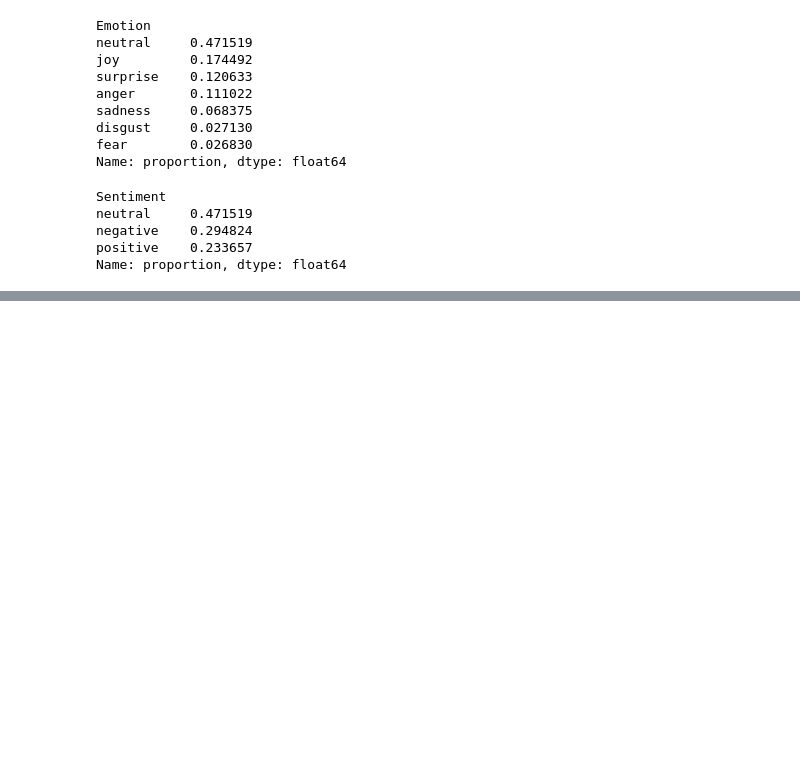
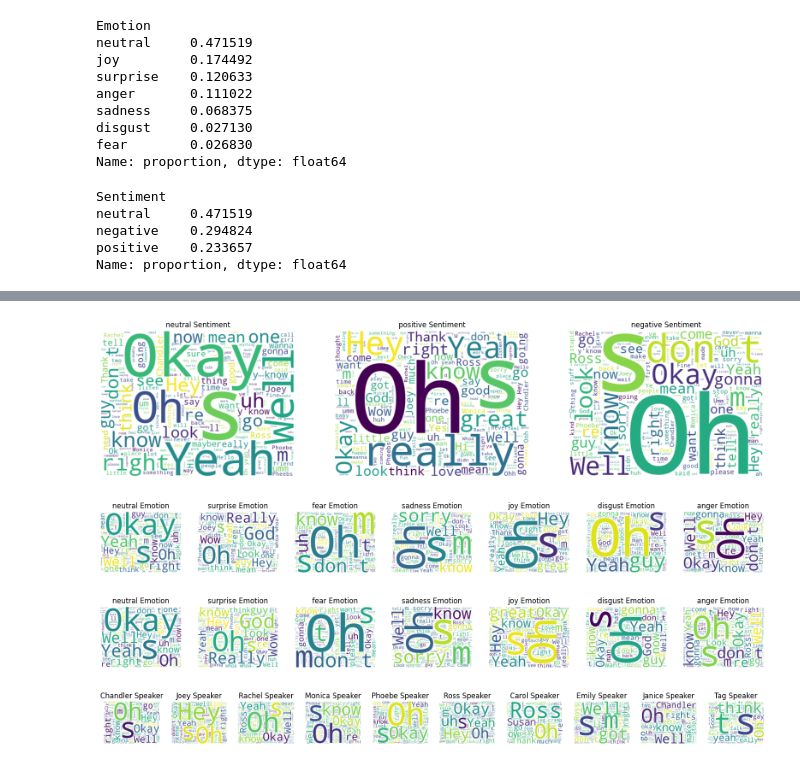
Before and after one commit to ItayOfer/nlp-with-audio, a Jupyter notebook: DescriptiveStatistics/descriptive_statistics.ipynb, the cells around one changed output, grey strips where cells are left out. Saved outputs shown, nothing was run; the diff lists cells and outputs as text; code cells hidden in the pictures; blank space fills up the shorter version.

```diff
--- a/DescriptiveStatistics/descriptive_statistics.ipynb
+++ b/DescriptiveStatistics/descriptive_statistics.ipynb
@@ -36,0 +51,4 @@ Name: proportion, dtype: float64
+# %%
+top_10_speakers = train_df.groupby('Speaker', as_index=False)['Speaker'].size()
+top_10_speakers = top_10_speakers.sort_values(by='size', ascending=False)
+top_10_speakers = top_10_speakers['Speaker'].values[0:10]
@@ -36,0 +60,2 @@ Name: proportion, dtype: float64
+# %%
+train_df_top_10 = train_df[train_df['Speaker'].isin(top_10_speakers)]
@@ -36,0 +107,16 @@ Name: proportion, dtype: float64
+# %%
+generate_word_clouds(train_df_top_10, 'Sentiment')
+# %% [output]
+[figure, added]
+# %%
+generate_word_clouds(train_df_top_10, 'Emotion')
+# %% [output]
+[figure, added]
+# %%
+generate_word_clouds(train_df, 'Emotion')
+# %% [output]
+[figure, added]
+# %%
+generate_word_clouds(train_df_top_10, 'Speaker')
+# %% [output]
+[figure, added]
```
Also changed, not shown: parts of 6 cells of this notebook.
